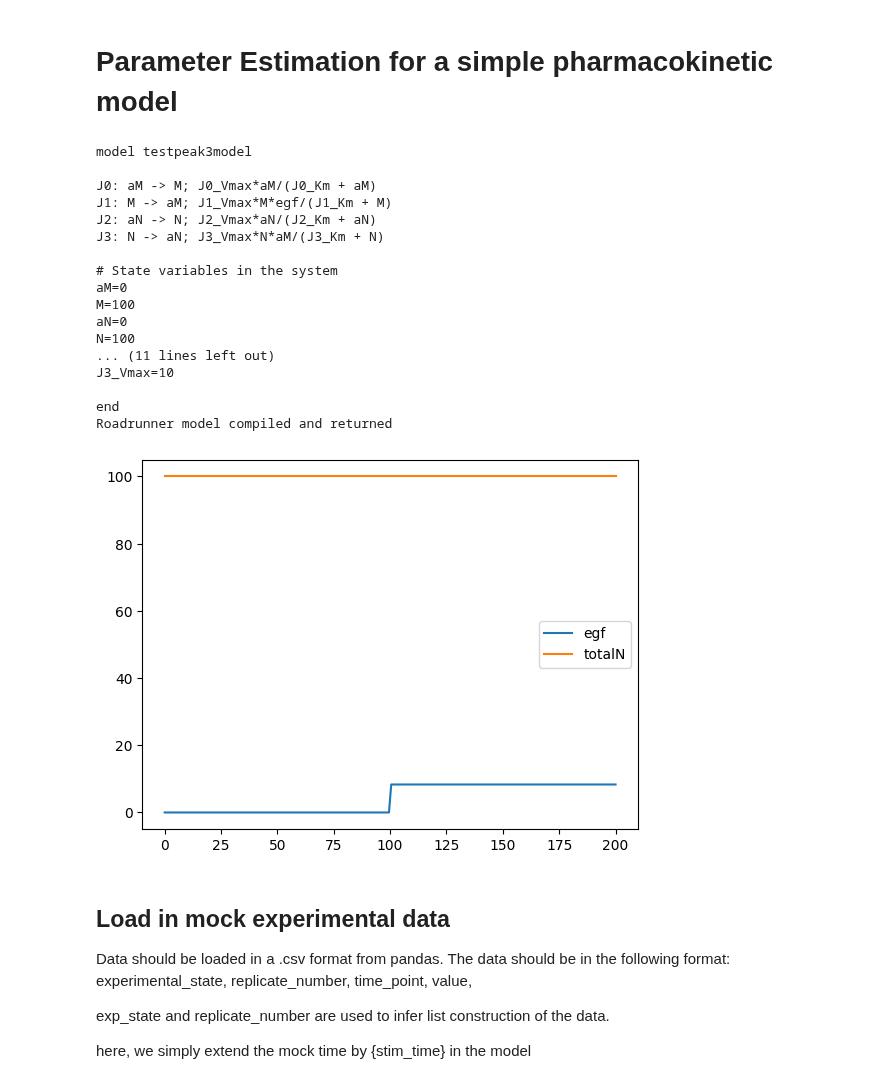
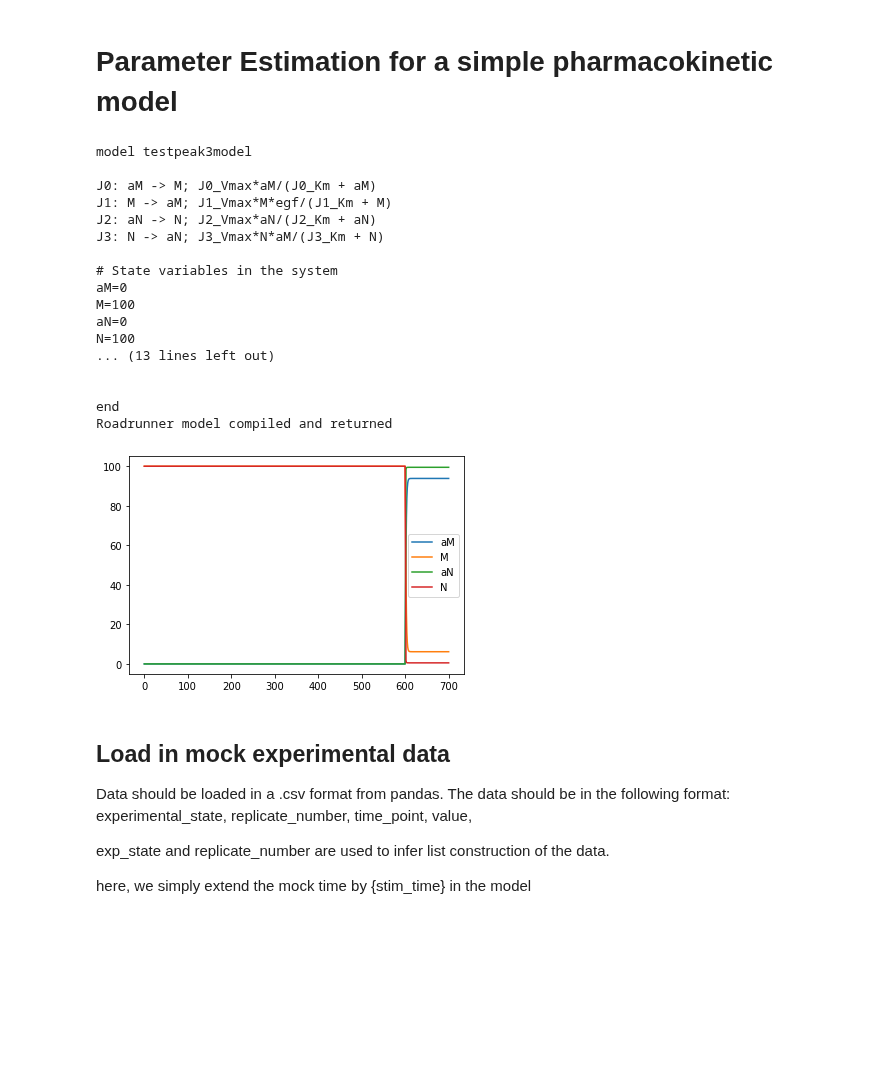
Before and after one commit to AnEvilBurrito/new-peak-project, a Jupyter notebook: src/parameter_estimation.ipynb, the cells around one changed output. Cells and saved outputs as stored; diff of their text form; code cells hidden in the pictures; blank space fills up the shorter version.

```diff
--- a/src/parameter_estimation.ipynb
+++ b/src/parameter_estimation.ipynb
@@ -485,9 +485,9 @@ import numpy as np
 import pandas as pd
 
 # Global Variables for the model
-stim_time = 100
+stim_time = 600
 stim_value = 8.33
-global_sim_time = 200
+global_sim_time = stim_time + 100
 colours = ['#db5f57', '#dbc257', '#91db57', '#57db80',
            '#57d3db', '#5770db', '#a157db', '#db57b2']
 
@@ -499,46 +499,44 @@ model.add_reaction(Reaction(michaelis_menten, ('aN',), ('N',)))
 model.add_reaction(Reaction(michaelis_menten_stim, ('N',), ('aN',), extra_states=('aM',)))
 
 model.inject_antimony_string_at(f"egf := piecewise({stim_value}, time > {stim_time}, 0)", 'parameters')
-model.inject_antimony_string_at(f"totalN = aN + N", 'parameters')
 
 print(model.get_antimony_model())
 
 sbml_model = model.get_sbml_model()
 
 rr = model.get_roadrunner_model(sbml_model)
 
 rr.reset() # Important to always reset model before simulation
-res = rr.simulate(0, 200, 200, selections=['time', 'egf', 'totalN'])
+res = rr.simulate(0, global_sim_time, global_sim_time, selections=model.get_all_variables_keys(with_time=True))
 
 # print(res)
 
-states = ['egf', 'totalN']
+states = model.get_all_variables_keys()
 for s in states:
     # print(s)
     plt.plot(res['time'], res[f'{s}'], label=s)
 
-# plt.plot(res['time'], res['totalN'], label=s)
 plt.legend()
 plt.show()
 # %% [output]
 model testpeak3model
 
 J0: aM -> M; J0_Vmax*aM/(J0_Km + aM)
 J1: M -> aM; J1_Vmax*M*egf/(J1_Km + M)
 J2: aN -> N; J2_Vmax*aN/(J2_Km + aN)
 J3: N -> aN; J3_Vmax*N*aM/(J3_Km + N)
 
 # State variables in the system
 aM=0
 M=100
 aN=0
 N=100
-... (11 lines left out)
-J3_Vmax=10
+... (13 lines left out)
+
 
 end
 Roadrunner model compiled and returned
-[figure, old version]
+[figure, new version]
 # %% [markdown]
 ## Load in mock experimental data
 
```
Also changed, not shown: parts of 6 cells of this notebook, 9 other files.
